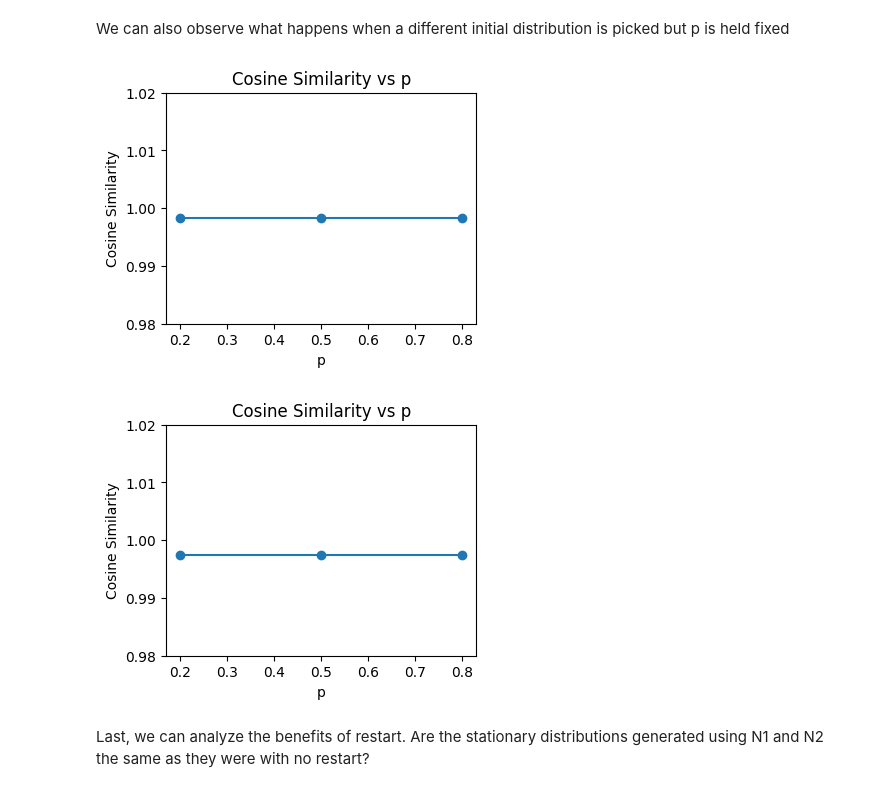
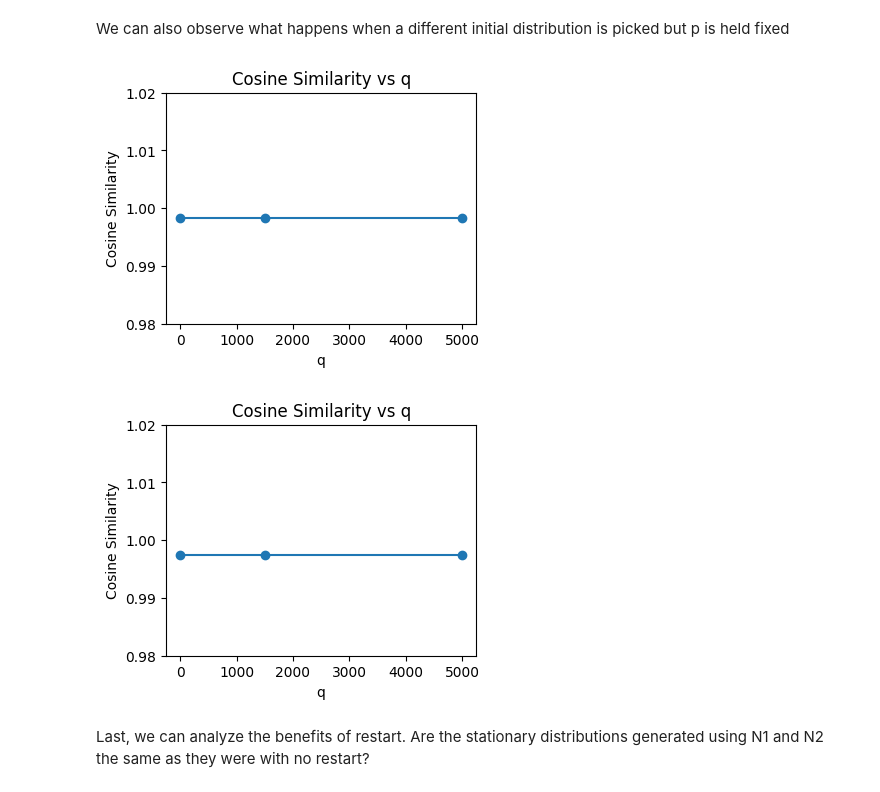
Before and after one commit to faverogian/ECSE556, a Jupyter notebook: Assignment 2/Code/random_walks.ipynb, the cells around one changed output. Cells and saved outputs as stored; diff of their text form; code cells hidden in the pictures.

```diff
--- a/Assignment 2/Code/random_walks.ipynb
+++ b/Assignment 2/Code/random_walks.ipynb
@@ -62,12 +68,16 @@ nodes = list(nodes)
 nodes = [nodes[i] for i in range(len(nodes)) if i not in nodes_remove]
 nodes_dict = dict(zip(nodes, range(len(nodes))))
 
-# Remove nodes from edges_df
-edges_df = edges_df[~edges_df['Node 1'].isin(nodes_remove)]
-edges_df = edges_df[~edges_df['Node 2'].isin(nodes_remove)]
+# Remove rows from edges_df that contain nodes that were removed
+edges_df = edges_df[edges_df['Node 1'].isin(nodes)]
+edges_df = edges_df[edges_df['Node 2'].isin(nodes)]
 
 edges_df['Node 1'] = edges_df['Node 1'].map(nodes_dict)
 edges_df['Node 2'] = edges_df['Node 2'].map(nodes_dict)
 
 # Normalize adjacency matrix by row
 tr_mat = adj_mat / adj_mat.sum(axis=1, keepdims=True)
+
+# Print size of network
+print('Number of nodes: ', len(nodes))
+print('Number of edges: ', len(edges_df))
@@ -220,39 +247,39 @@ qs = [q1, q2, q3]
 import matplotlib.pyplot as plt
 
 for index, node in enumerate([v_N1, v_N2]):
     eps = 1e-5
     stat_dist_restart = []
 
     for q_i in qs:
         vec = q_i
         while True:
             rw_vec_new = p_fixed * tr_mat @ vec + (1 - p_fixed) * node
             if np.linalg.norm(rw_vec_new - vec) < eps:
                 break
             vec = rw_vec_new
         stat_dist_restart.append(rw_vec_new)
 
     # Compare stationary distributions to restart node
     # Get cosine similarity between stationary distributions and restart node
     cos_sim = []
     for i in range(len(stat_dist_restart)):
         dot = np.dot(stat_dist_restart[i].T, node)
         norm1 = np.linalg.norm(stat_dist_restart[i])
         norm2 = np.linalg.norm(node)
         cosine_similarity = dot / (norm1 * norm2)
         cos_sim.append(cosine_similarity.item())
 
-    # Plot cosine similarity vs p
+    # Plot cosine similarity vs q
     plt.figure(figsize=(4, 3))
-    plt.plot(p, cos_sim, '-o')
-    plt.xlabel('p')
+    plt.plot([0, 1500, 5000], cos_sim, '-o')
+    plt.xlabel('q')
     plt.ylabel('Cosine Similarity')
-    plt.title('Cosine Similarity vs p')
+    plt.title('Cosine Similarity vs q')
     plt.ylim(0.98, 1.02)
     plt.show()
 # %% [output]
-[figure, old version]
+[figure, new version]
-[figure, old version]
+[figure, new version]
 # %% [markdown]
 Last, we can analyze the benefits of restart. Are the stationary distributions generated using N1 and N2 the same as they were with no restart?
 # %%
```
Also changed, not shown: parts of 12 cells of this notebook, 25 other files.
